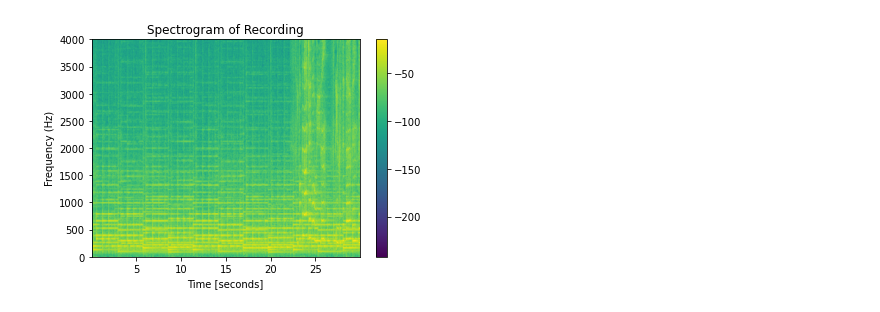
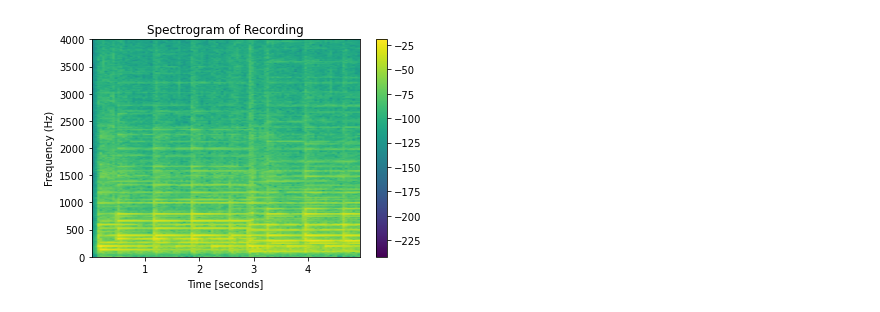
Before and after one commit to cadentj/cogworks-22, a Jupyter notebook: fingerprinting/fingerprinting.ipynb, the cells around one changed output. Cells and saved outputs as stored; diff of their text form; code cells hidden in the pictures.

```diff
--- a/fingerprinting/fingerprinting.ipynb
+++ b/fingerprinting/fingerprinting.ipynb
@@ -20,7 +20,7 @@ from IPython.display import Audio
 # %%
 local_song_path = r"C:\Users\caden\Programming\bwsi\ryan-sus\audio\data\champagne.mp3"
 
-duration = 30
+duration = 5
 
 recorded_audio, sampling_rate = librosa.load(local_song_path, sr=44100, mono=True, duration=duration)
 # %%
@@ -30,22 +30,22 @@ Audio(recorded_audio, rate=sampling_rate)
 # %%
 import matplotlib.mlab as mlab
 
 fig, ax = plt.subplots()
 
-spectrogram, freqs, times, im = ax.specgram(
+S, freqs, times, im = ax.specgram(
     recorded_audio,
     NFFT=4096,
     Fs=sampling_rate,
     window=mlab.window_hanning,
     noverlap=4096 // 2,
     mode='magnitude',
     scale="dB"
 )
 fig.colorbar(im)
 
 ax.set_xlabel("Time [seconds]")
 ax.set_ylabel("Frequency (Hz)")
 ax.set_title("Spectrogram of Recording")
 ax.set_ylim(0, 4000);
 # %% [output]
-[figure, old version]
+[figure, new version]
```
Also changed, not shown: parts of 9 cells of this notebook.
